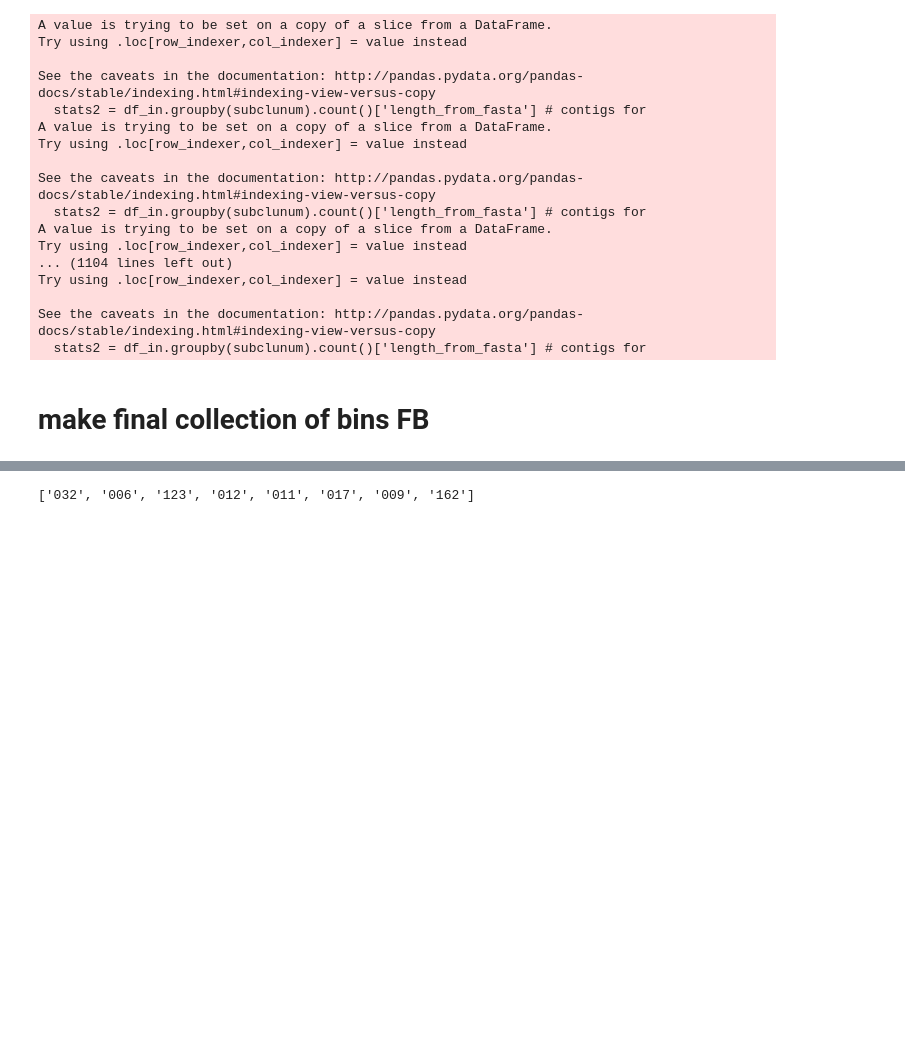
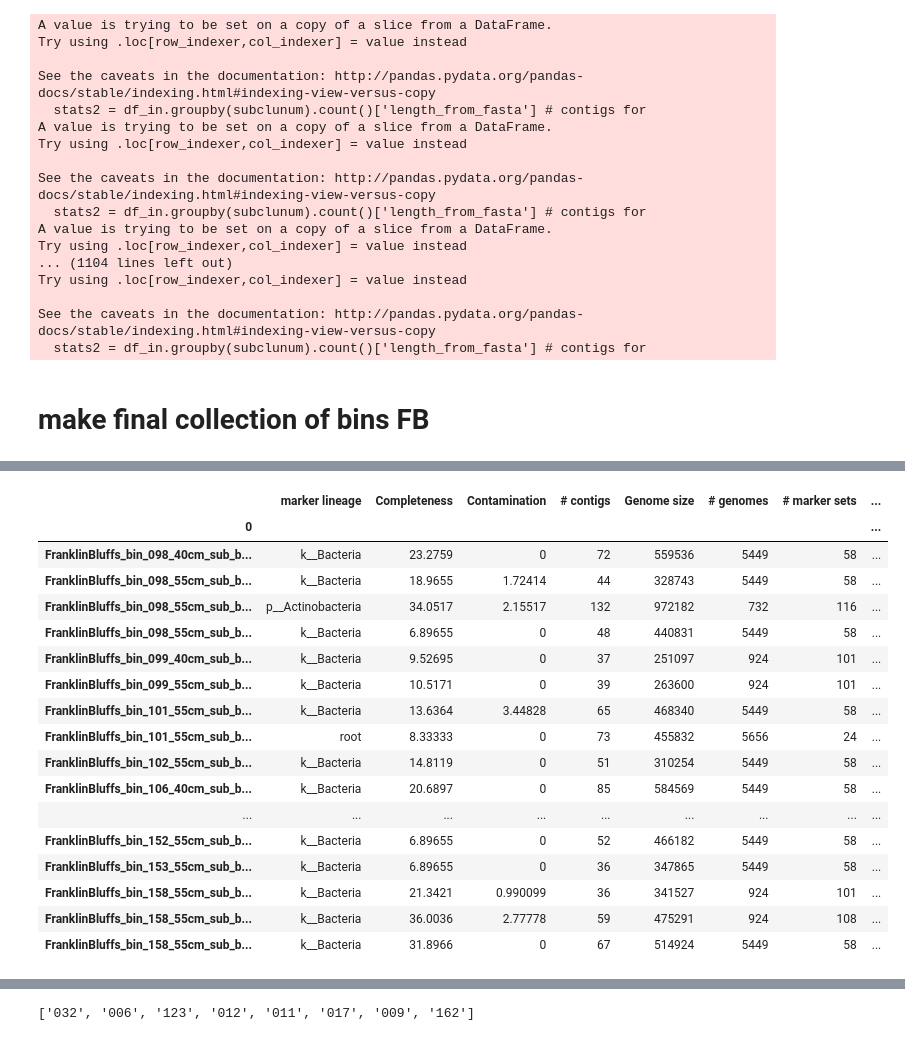
Before and after one commit to BojkArth/minimeta_notebooks, a Jupyter notebook: 201901_postReassemblyPruning.ipynb, the cells around one changed output, grey strips where cells are left out. Saved outputs shown, nothing was run; the diff lists cells and outputs as text; code cells hidden in the pictures; blank space fills up the shorter version.

Commit message:
finished SM and FB final cluster formation

```diff
--- a/201901_postReassemblyPruning.ipynb
+++ b/201901_postReassemblyPruning.ipynb
@@ -133,7 +133,7 @@ performed checkm on pruned bins
 # %%
 import checkm_out as co
 # %%
-indir = 'Permafrost/FranklinBluffs/bins/fasta/reassembly/pruning/fastas/checkm/'
+indir = 'Permafrost/FranklinBluffs/bins/fasta/reassembly/pruning/automated/fastas/checkm/'
 savename = 'FB_ReA_pruned_checkm'
 FB_pruned = co.make_checkm_output_df(indir,savename)
 indir = 'Permafrost/FranklinBluffs/bins/fasta/reassembly/CheckM/'
@@ -230,3 +237,38 @@ checkm_pruned2[(checkm_pruned2['Contamination']<=5)&(checkm_pruned2['Strain hete
+# %%
+path='Permafrost/FranklinBluffs/bins/fasta/reassembly/pruning/fastas/final_pass/'
+finallist_man_pruned = [f[:-6] for f in os.listdir(path) if '.fasta' in f]
+man_pruned_lesser = [f[:-6] for f in os.listdir(path+'lesser of two/') if '.fasta' in f]
+finallist_man_pruned
+FB_pruned['Bin'] = FB_pruned.index.str[19:22]
+FB_pruned[(~FB_pruned.index.isin(finallist_man_pruned+man_pruned_lesser))&(FB_pruned['Contamination']<=5) & (FB_pruned['Strain heterogeneity']<=5)&(FB_pruned['Completeness']>=5)].sort_index()#.head()
+#subtract bins that required manual pruning
+bins = [f[19:22] for f in finallist_man_pruned+man_pruned_lesser]
+bins_manually_pruned = np.sort(list(set(bins)))
+FB_pruned[~FB_pruned['Bin'].isin(bins_manually_pruned)&(FB_pruned['Contamination']<=5) & (FB_pruned['Strain heterogeneity']<=5)&(FB_pruned['Completeness']>5)].sort_index()
+# subtract bins that did not need pruning.
+bins_needed_no_pruning = pd.read_table('Permafrost/FranklinBluffs/bins/fasta/reassembly/FranklinBluffs_reassembled_bins_not_in_need_of_pruning.tsv',header=None)
+bins_needed_no_pruning = ["{0:0=3d}".format(f) for f in bins_needed_no_pruning[0]]
+
+FB_pruned[(~FB_pruned['Bin'].isin(bins_needed_no_pruning))&(~FB_pruned['Bin'].isin(bins_manually_pruned))&(FB_pruned['Contamination']<=5) & (FB_pruned['Strain heterogeneity']<=5)&(FB_pruned['Completeness']>=5)].sort_index()[40:]
+# %% [output]
+|  | marker lineage | Completeness | Contamination | # contigs | Genome size | # genomes | # marker sets | ... |
+| 0 |  |  |  |  |  |  |  | ... |
+| FranklinBluffs_bin_098_40cm_sub_b... | k__Bacteria | 23.2759 | 0 | 72 | 559536 | 5449 | 58 | ... |
+| FranklinBluffs_bin_098_55cm_sub_b... | k__Bacteria | 18.9655 | 1.72414 | 44 | 328743 | 5449 | 58 | ... |
+| FranklinBluffs_bin_098_55cm_sub_b... | p__Actinobacteria | 34.0517 | 2.15517 | 132 | 972182 | 732 | 116 | ... |
+| FranklinBluffs_bin_098_55cm_sub_b... | k__Bacteria | 6.89655 | 0 | 48 | 440831 | 5449 | 58 | ... |
+| FranklinBluffs_bin_099_40cm_sub_b... | k__Bacteria | 9.52695 | 0 | 37 | 251097 | 924 | 101 | ... |
+| FranklinBluffs_bin_099_55cm_sub_b... | k__Bacteria | 10.5171 | 0 | 39 | 263600 | 924 | 101 | ... |
+| FranklinBluffs_bin_101_55cm_sub_b... | k__Bacteria | 13.6364 | 3.44828 | 65 | 468340 | 5449 | 58 | ... |
+| FranklinBluffs_bin_101_55cm_sub_b... | root | 8.33333 | 0 | 73 | 455832 | 5656 | 24 | ... |
+| FranklinBluffs_bin_102_55cm_sub_b... | k__Bacteria | 14.8119 | 0 | 51 | 310254 | 5449 | 58 | ... |
+| FranklinBluffs_bin_106_40cm_sub_b... | k__Bacteria | 20.6897 | 0 | 85 | 584569 | 5449 | 58 | ... |
+| ... | ... | ... | ... | ... | ... | ... | ... | ... |
+| FranklinBluffs_bin_152_55cm_sub_b... | k__Bacteria | 6.89655 | 0 | 52 | 466182 | 5449 | 58 | ... |
+| FranklinBluffs_bin_153_55cm_sub_b... | k__Bacteria | 6.89655 | 0 | 36 | 347865 | 5449 | 58 | ... |
+| FranklinBluffs_bin_158_55cm_sub_b... | k__Bacteria | 21.3421 | 0.990099 | 36 | 341527 | 924 | 101 | ... |
+| FranklinBluffs_bin_158_55cm_sub_b... | k__Bacteria | 36.0036 | 2.77778 | 59 | 475291 | 924 | 108 | ... |
+| FranklinBluffs_bin_158_55cm_sub_b... | k__Bacteria | 31.8966 | 0 | 67 | 514924 | 5449 | 58 | ... |
 # %%
 # make original reassembled checkmdf again
 indir = fastadir+'CheckM/'
```
Also changed, not shown: parts of 20 cells of this notebook, 2 other files.
